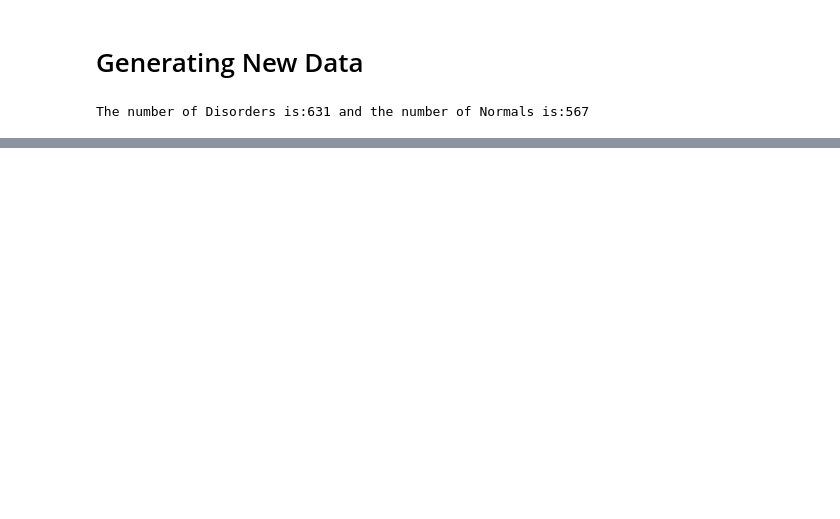
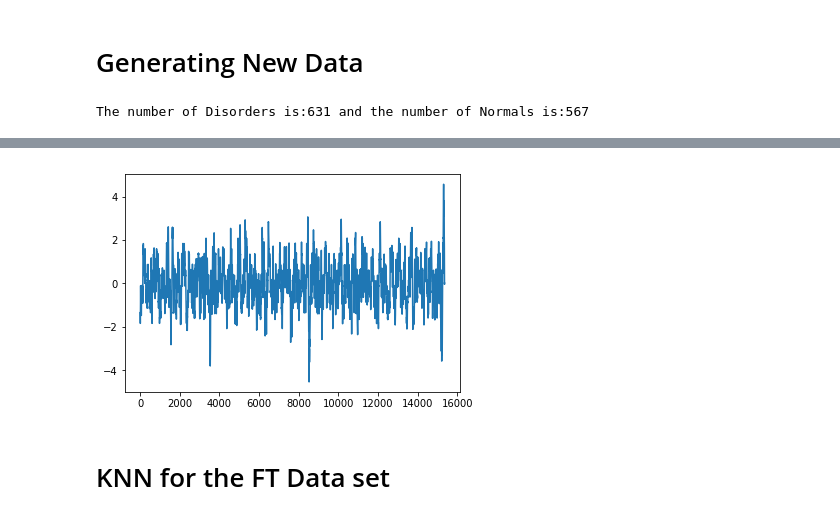
Before and after one commit to alifele/EEG-SelfResearch, a Jupyter notebook: Ensemble.ipynb, the cells around one changed output, grey strips where cells are left out. Saved outputs shown, nothing was run; the diff lists cells and outputs as text; code cells hidden in the pictures; blank space fills up the shorter version.

```diff
--- a/Ensemble.ipynb
+++ b/Ensemble.ipynb
@@ -183,0 +227,30 @@ The Frequency of noise is:50.003255420274755 and the index of the noise is:1500
+# %%
+def Clear_TDomain():
+  T_D = np.array(data['D'])
+  T_N = np.array(data['N'])
+  temp_D = T_D.reshape((T_D.shape[0],T_D.shape[2],T_D.shape[1]))
+  temp_N = T_N.reshape((T_N.shape[0],T_N.shape[2],T_N.shape[1]))
+  scaler = StandardScaler()
+
+  for n in range(T_N.shape[0]):
+      temp_N[n]= scaler.fit_transform(T_N[n].T)
+
+  for d in range(T_D.shape[0]):
+    temp_D[d]= scaler.fit_transform(T_D[d].T)
+
+
+  for n in range(T_N.shape[0]):
+    T_N[n]= temp_N[n].T
+
+  for d in range(T_D.shape[0]):
+    T_D[d]= temp_D[d].T
+
+  plt.plot(T_D[3][5])
+
+  return T_N, T_D
+# %%
+T_N, T_D = Clear_TDomain()
+# %% [output]
+[figure, added]
+# %% [markdown]
+# KNN for the FT Data set
```
Also changed, not shown: parts of 10 cells of this notebook.
